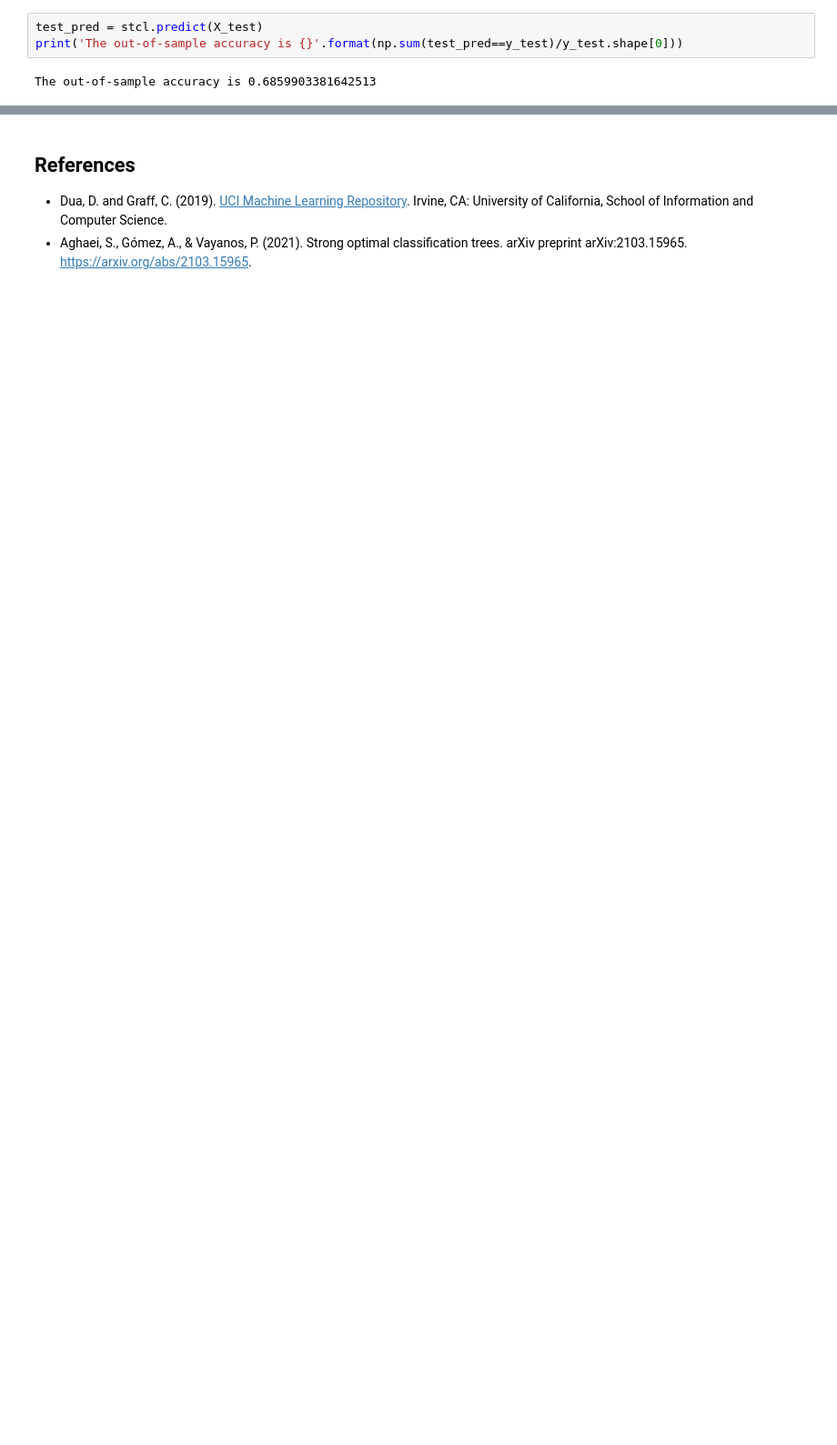
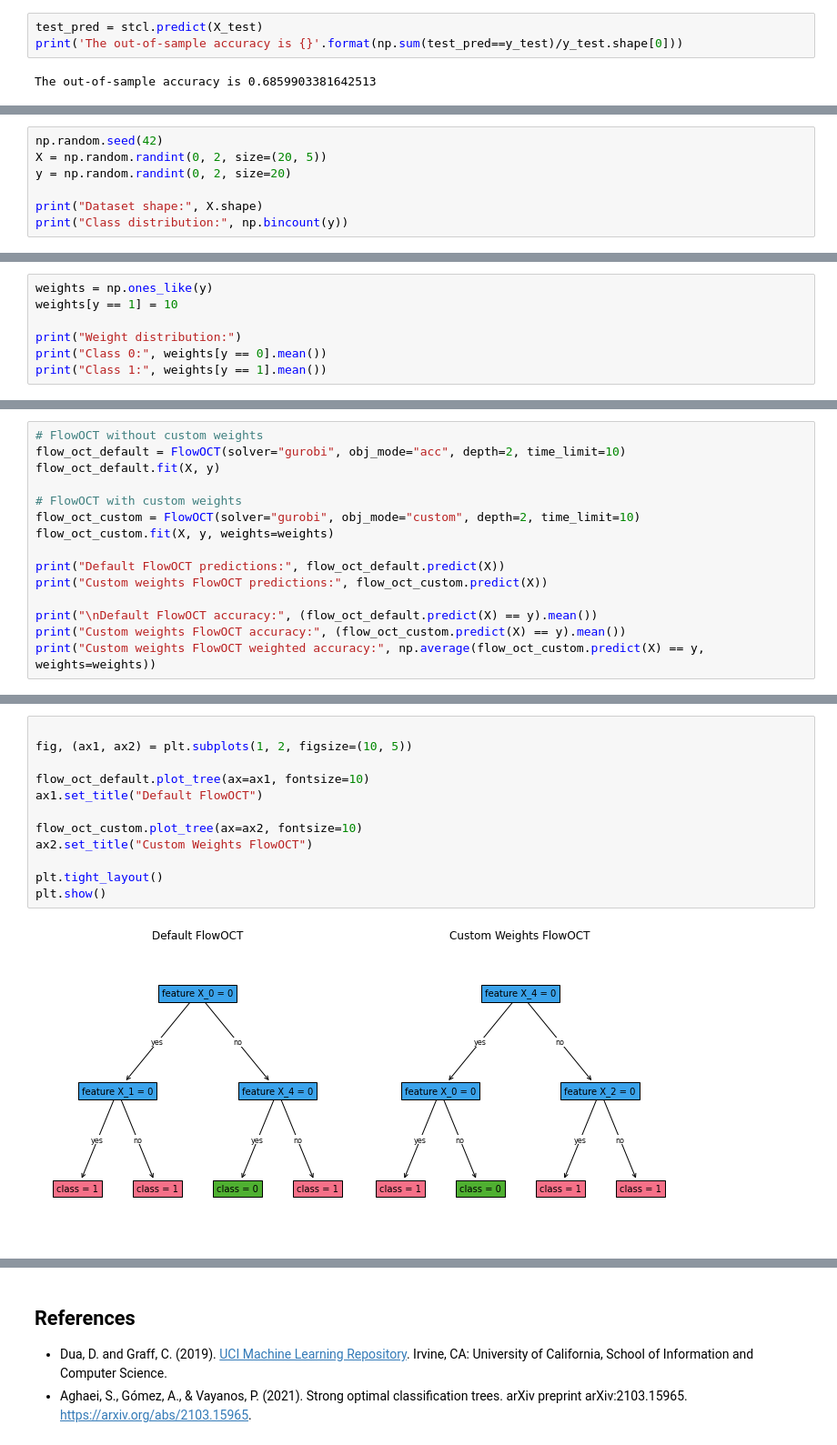
Before and after one commit to D3M-Research-Group/odtlearn, a Jupyter notebook: docs/notebooks/FlowOCT.ipynb, the cells around one changed output, grey strips where cells are left out. Shown: that part at 91% size. Drawn from its saved outputs; the diff is of its cells as text; blank space fills up the shorter version.

```diff
--- a/docs/notebooks/FlowOCT.ipynb
+++ b/docs/notebooks/FlowOCT.ipynb
@@ -406,0 +489,7 @@ The out-of-sample accuracy is 0.6859903381642513
+# %%
+np.random.seed(42)
+X = np.random.randint(0, 2, size=(20, 5))
+y = np.random.randint(0, 2, size=20)
+
+print("Dataset shape:", X.shape)
+print("Class distribution:", np.bincount(y))
@@ -406,0 +501,7 @@ The out-of-sample accuracy is 0.6859903381642513
+# %%
+weights = np.ones_like(y)
+weights[y == 1] = 10
+
+print("Weight distribution:")
+print("Class 0:", weights[y == 0].mean())
+print("Class 1:", weights[y == 1].mean())
@@ -406,0 +515,15 @@ The out-of-sample accuracy is 0.6859903381642513
+# %%
+# FlowOCT without custom weights
+flow_oct_default = FlowOCT(solver="gurobi", obj_mode="acc", depth=2, time_limit=10)
+flow_oct_default.fit(X, y)
+
+# FlowOCT with custom weights
+flow_oct_custom = FlowOCT(solver="gurobi", obj_mode="custom", depth=2, time_limit=10)
+flow_oct_custom.fit(X, y, weights=weights)
+
+print("Default FlowOCT predictions:", flow_oct_default.predict(X))
+print("Custom weights FlowOCT predictions:", flow_oct_custom.predict(X))
+
+print("\nDefault FlowOCT accuracy:", (flow_oct_default.predict(X) == y).mean())
+print("Custom weights FlowOCT accuracy:", (flow_oct_custom.predict(X) == y).mean())
+print("Custom weights FlowOCT weighted accuracy:", np.average(flow_oct_custom.predict(X) == y, weights=weights))
@@ -406,0 +550,14 @@ The out-of-sample accuracy is 0.6859903381642513
+# %%
+
+fig, (ax1, ax2) = plt.subplots(1, 2, figsize=(10, 5))
+
+flow_oct_default.plot_tree(ax=ax1, fontsize=10)
+ax1.set_title("Default FlowOCT")
+
+flow_oct_custom.plot_tree(ax=ax2, fontsize=10)
+ax2.set_title("Custom Weights FlowOCT")
+
+plt.tight_layout()
+plt.show()
+# %% [output]
+[figure, added]
```
Also changed, not shown: parts of 27 cells of this notebook, 14 other files.
